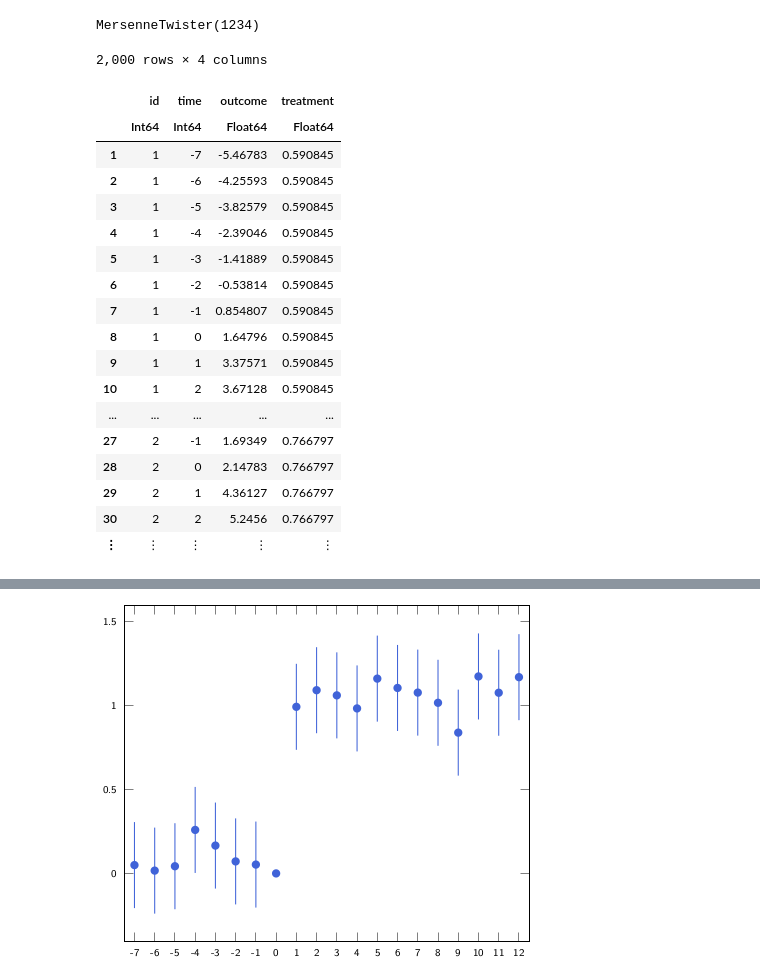
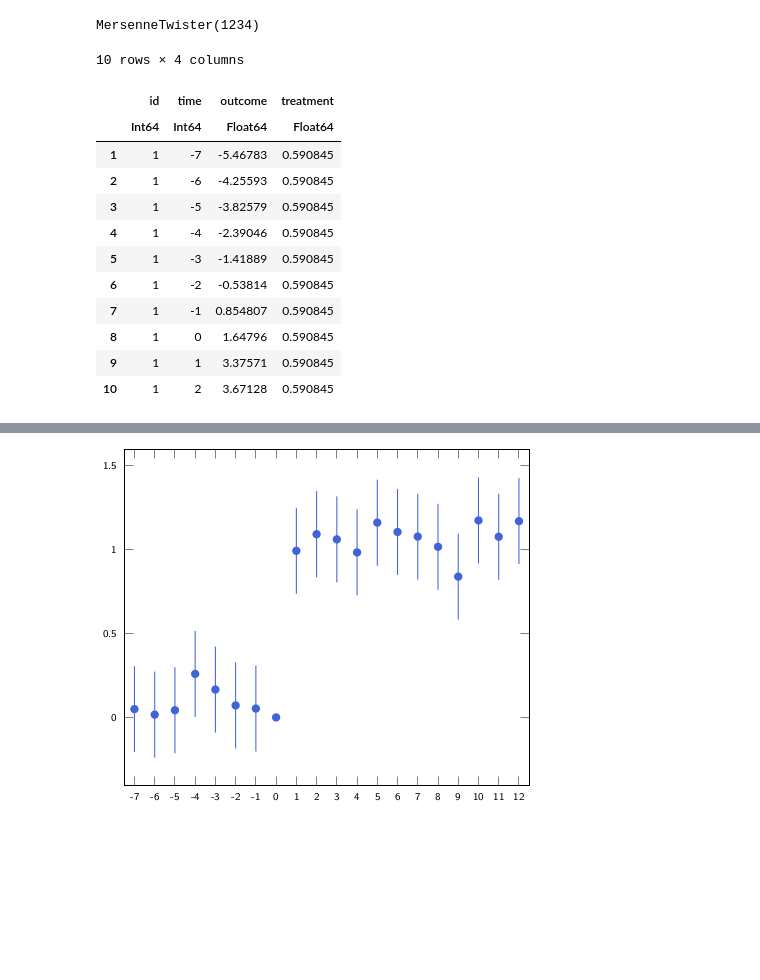
Before and after one commit to caibengbu/Coefplots.jl, a Jupyter notebook: examples/esplot.ipynb, the cells around one changed output, grey strips where cells are left out. Saved outputs shown, nothing was run; the diff lists cells and outputs as text; code cells hidden in the pictures; blank space fills up the shorter version.

```diff
--- a/examples/esplot.ipynb
+++ b/examples/esplot.ipynb
@@ -12,33 +12,28 @@ MersenneTwister(1234)
 # %%
 N = 100 # 100 individuals
 T = 20 # 20 periods
 event_time = 8 # make the third period be the event time
 id = repeat(1:N, inner=T) # generate id
 is_treated = id .< N/2 # make first half of individuals are treated, last half of indivuduals are controls
 time = repeat(1:T, outer=N) .- event_time # generate time
 treatment = repeat(rand(N), inner=T) .* is_treated # generate treatment, 0 if obs are controls
 outcome = treatment .* (time .> 0) + id + time .+ rand(N*T) # generate outcome, treatment only have an effect after event time
 # use face value of id, time as FE, also add a noise.
 
 df = DataFrame(id = id, time = time, outcome = outcome, treatment = treatment)
+first(df,10)
 # %% [output]
-2,000 rows × 4 columns
+10 rows × 4 columns
 |  | id | time | outcome | treatment |
 |  | Int64 | Int64 | Float64 | Float64 |
 | 1 | 1 | -7 | -5.46783 | 0.590845 |
 | 2 | 1 | -6 | -4.25593 | 0.590845 |
 | 3 | 1 | -5 | -3.82579 | 0.590845 |
 | 4 | 1 | -4 | -2.39046 | 0.590845 |
 | 5 | 1 | -3 | -1.41889 | 0.590845 |
 | 6 | 1 | -2 | -0.53814 | 0.590845 |
 | 7 | 1 | -1 | 0.854807 | 0.590845 |
 | 8 | 1 | 0 | 1.64796 | 0.590845 |
 | 9 | 1 | 1 | 3.37571 | 0.590845 |
 | 10 | 1 | 2 | 3.67128 | 0.590845 |
-| ... | ... | ... | ... | ... |
-| 27 | 2 | -1 | 1.69349 | 0.766797 |
-| 28 | 2 | 0 | 2.14783 | 0.766797 |
-| 29 | 2 | 1 | 4.36127 | 0.766797 |
-| 30 | 2 | 2 | 5.2456 | 0.766797 |
-| ⋮ | ⋮ | ⋮ | ⋮ | ⋮ |
 # %%
```
Also changed, not shown: parts of 2 cells of this notebook, 1 other file.
